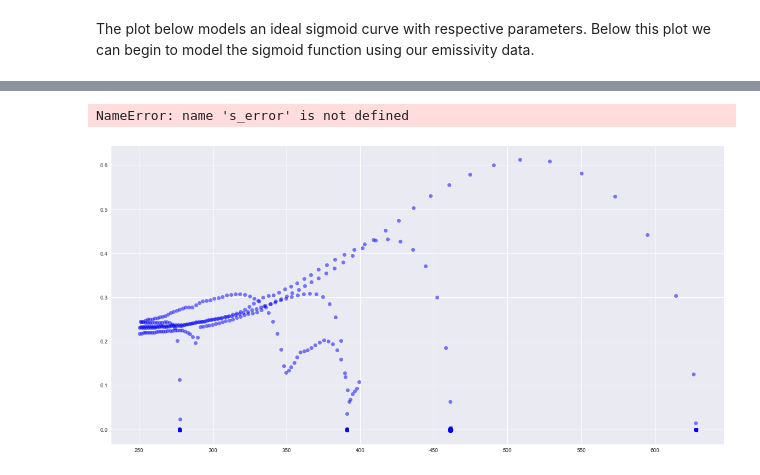
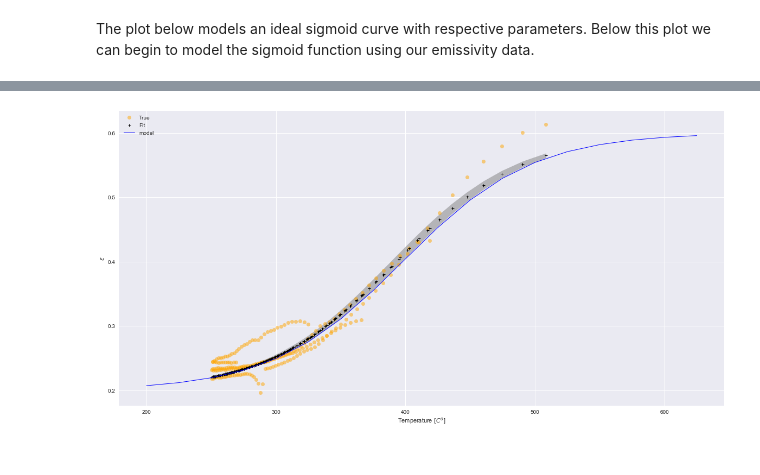
Before and after one commit to caheredia/Emissivity_Bayes, a Jupyter notebook: deliver/2017-10-28_ch_emissivity_bayes.ipynb, the cells around one changed output, grey strips where cells are left out. Cells and saved outputs as stored; diff of their text form; code cells hidden in the pictures.

```diff
--- a/deliver/2017-10-28_ch_emissivity_bayes.ipynb
+++ b/deliver/2017-10-28_ch_emissivity_bayes.ipynb
@@ -122,8 +131,7 @@ plt.show()
 # %%
 # Combining all the data frames into a single data frame
-df = pd.concat( [ df1[['Temp','em']], df2[['Temp','em']],
-                 df3[['Temp','em']], df4[['Temp','em']],
-                 df5[['Temp','em']] ], ignore_index = True)
+df = pd.concat([df1[['Temp', 'em']], df2[['Temp', 'em']],
+                df3[['Temp', 'em']], df4[['Temp', 'em']], df5[['Temp', 'em']]], ignore_index=True)
 # %%
 df.plot.scatter(y = 'em', x = 'Temp', color = 'orange',
                 ylim = (0.2,.45),  xlim = (100,450),
@@ -153,7 +161,7 @@ plt.legend();
 # %% [markdown]
 The plot below models an ideal sigmoid curve with respective parameters. Below this plot we can begin to model the sigmoid function using our emissivity data.
 # %%
-x = np.arange(200,800,25)
+x_model = np.arange(200,650,25)
 
 # Parameters for sigmoid
 y_intercept = 0.2
@@ -163,12 +171,12 @@ x_offset =  7.957
 
 #Sigmoid function
 sigmoid = lambda x, amp, coef, offset,intercept: intercept + amp*( 1/(1+np.exp(-x*coef + offset)) )
-s_true = sigmoid(x = x, amp = s_amp, coef = x_coef, offset = x_offset, intercept = y_intercept)
+s_true = sigmoid(x = x_model, amp = s_amp, coef = x_coef, offset = x_offset, intercept = y_intercept)
 
 fig = plt.figure(figsize=(16, 8))
 plt.xlabel('Temperature $[C^o]$')
 plt.ylabel('$\epsilon$')
-fig.suptitle('Emissivity as a fucntion of temperature')
-plt.plot(x,s_true,'b', marker='None', ls='-', lw=1, label='model')
+fig.suptitle('Emissivity modeled as sigmoid')
+plt.plot(x_model,s_true,'b', marker='None', ls='-', lw=1, label='model')
 plt.legend();
 # %% [output]
@@ -178,20 +188,20 @@ plt.legend();
 s = np.asarray(df['em'])
 x = np.asarray(df['Temp'])
 # %%
-with pm.Model() as model3:
-    intercept = 0.21 #pm.Uniform('intercept', 0.05, 0.4)
-    amp = 0.589 #pm.Uniform('amp', 0, 1)
-    coef = pm.Uniform('coef', 0,1)
-    offset = 8.862 #pm.Uniform('offset', 0, 10, testval= 8.5)
-    tau = pm.Uniform('tau', 0, 1000)
+with Model() as model3:
+    intercept = 0.2
+    amp = 0.4
+    coef = Uniform('coef', 0,1)
+    offset = 7.957
+    tau = Uniform('tau', 0, 1000)
 
 
-    sigmoid=pm.Deterministic('sigmoid', intercept + amp*( 1/(1+np.exp(-x*coef + offset)) ) )
+    sigmoid=Deterministic('sigmoid', intercept + amp*( 1/(1+np.exp(-x*coef + offset)) ) )
 
-    y =pm.Normal('y', mu=sigmoid, tau=tau, observed=s)
+    y =Normal('y', mu=sigmoid, tau=tau, observed=s)
 
 
-    trace=pm.sample(2000, tune = 1000)
+    trace=sample(2000, tune = 1000)
 # %% [output]
 Auto-assigning NUTS sampler...
 Initializing NUTS using ADVI...
@@ -200,16 +210,16 @@ Interrupted at 10,100 [5%]: Average Loss = 41,338
 # %%
 # extract and plot results
 plt.figure(figsize=(20,10))
 y_min = np.percentile(trace.sigmoid,2.5,axis=0)
 y_max = np.percentile(trace.sigmoid,97.5,axis=0)
 y_fit = np.percentile(trace.sigmoid,50,axis=0)
-plt.plot(df['Temp'],df['em'],'b',  alpha=0.5, marker='o',ls='None', label='True')
-plt.errorbar(x,s,yerr=s_error, color='r', marker='.', ls='None', label='Observed')
+plt.plot(df['Temp'],df['em'],'orange',  alpha=0.5, marker='o',ls='None', label='True')
 plt.plot(df['Temp'],y_fit,'k', marker='+', ls='None', ms=5, mew=1, label='Fit')
 plt.fill_between(df['Temp'], y_min, y_max, color='0.5', alpha=0.5)
-plt.plot(x,s_true,'orange', marker='None', ls='-', lw=1, label='model')
+plt.plot(x_model,s_true,'b', marker='None', ls='-', lw=1, label='model')
+plt.xlabel('Temperature $[C^o]$')
+plt.ylabel('$\epsilon$')
 
-#plt.legend();
+plt.legend();
 # %% [output]
-NameError: name 's_error' is not defined
-[figure, old version]
+[figure, new version]
```
Also changed, not shown: parts of 18 cells of this notebook.
